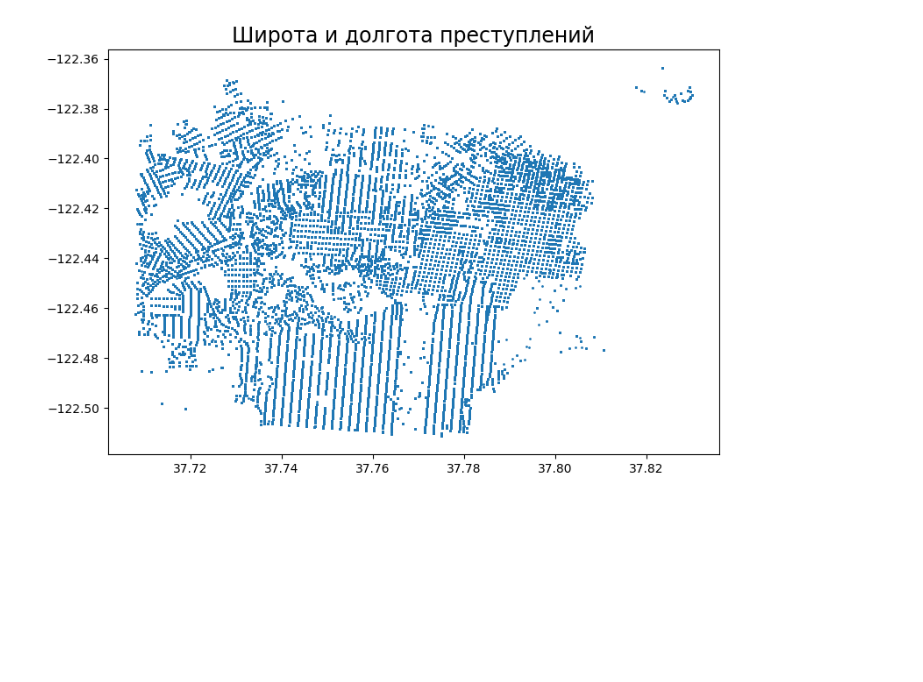
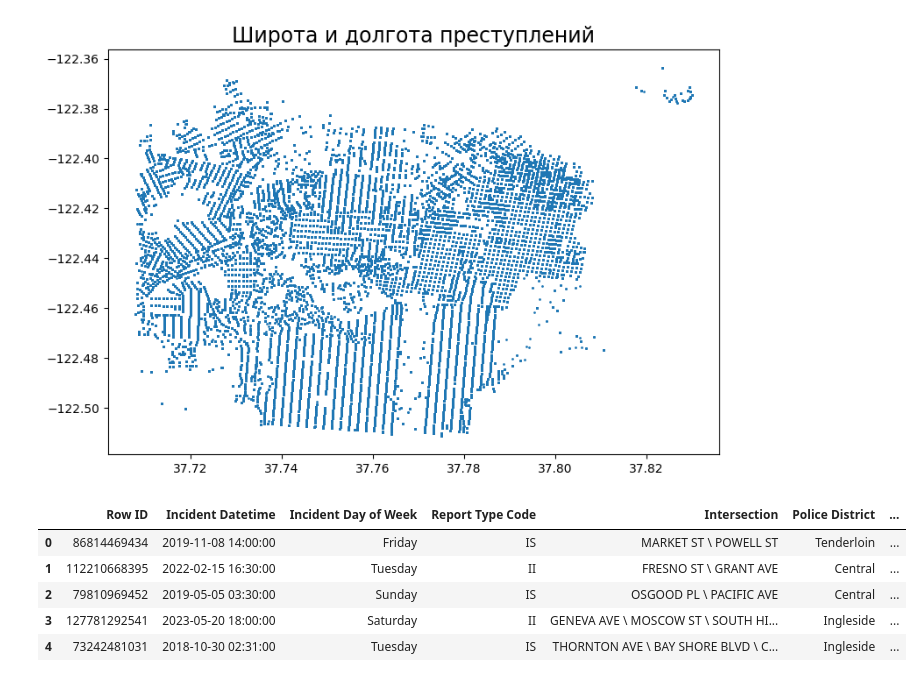
Before and after one commit to nmyaremenko/ML-competiton, a Jupyter notebook: notebook_valentin.ipynb, the cells around one changed output. Cells and saved outputs as stored; diff of their text form; code cells hidden in the pictures; blank space fills up the shorter version.

```diff
--- a/notebook_valentin.ipynb
+++ b/notebook_valentin.ipynb
@@ -93,3 +95,12 @@ plt.show()
 [figure]
 # %%
 # как будто хорошо будет натравить сюда UMAP
+# %%
+df_train.head()
+# %% [output]
+|  | Row ID | Incident Datetime | Incident Day of Week | Report Type Code | Intersection | Police District | ... |
+| 0 | 86814469434 | 2019-11-08 14:00:00 | Friday | IS | MARKET ST \ POWELL ST | Tenderloin | ... |
+| 1 | 112210668395 | 2022-02-15 16:30:00 | Tuesday | II | FRESNO ST \ GRANT AVE | Central | ... |
+| 2 | 79810969452 | 2019-05-05 03:30:00 | Sunday | IS | OSGOOD PL \ PACIFIC AVE | Central | ... |
+| 3 | 127781292541 | 2023-05-20 18:00:00 | Saturday | II | GENEVA AVE \ MOSCOW ST \ SOUTH HI... | Ingleside | ... |
+| 4 | 73242481031 | 2018-10-30 02:31:00 | Tuesday | IS | THORNTON AVE \ BAY SHORE BLVD \ C... | Ingleside | ... |
```
Also changed, not shown: parts of 29 cells of this notebook, 2 other files.
